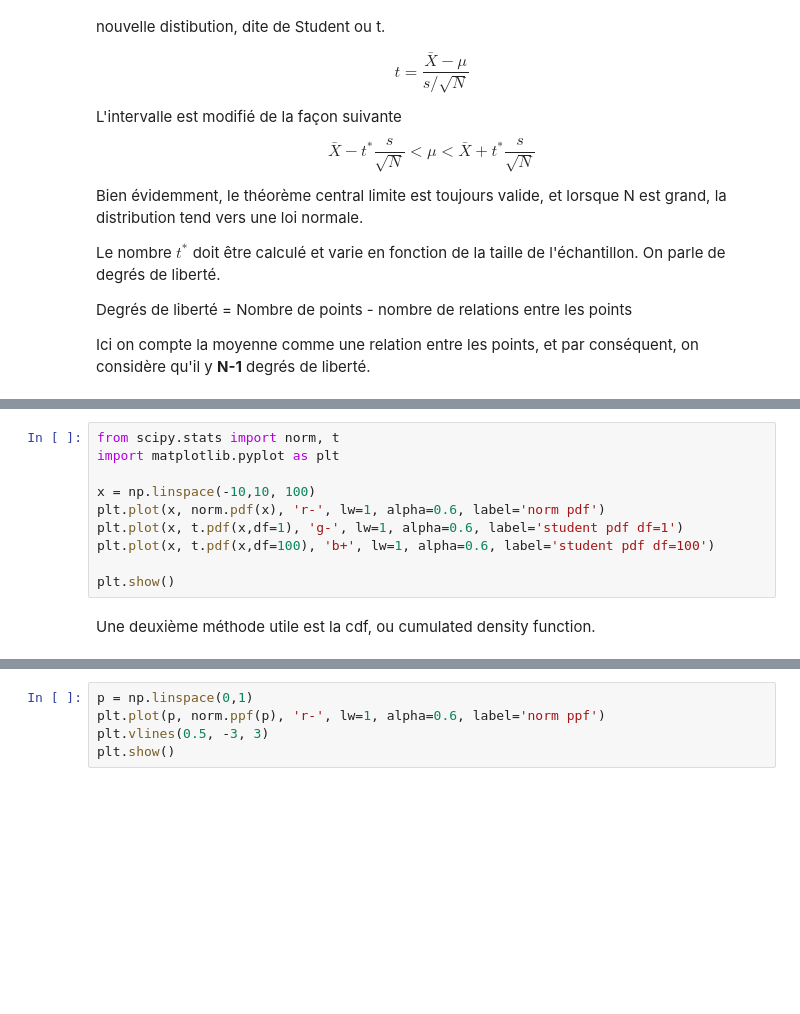
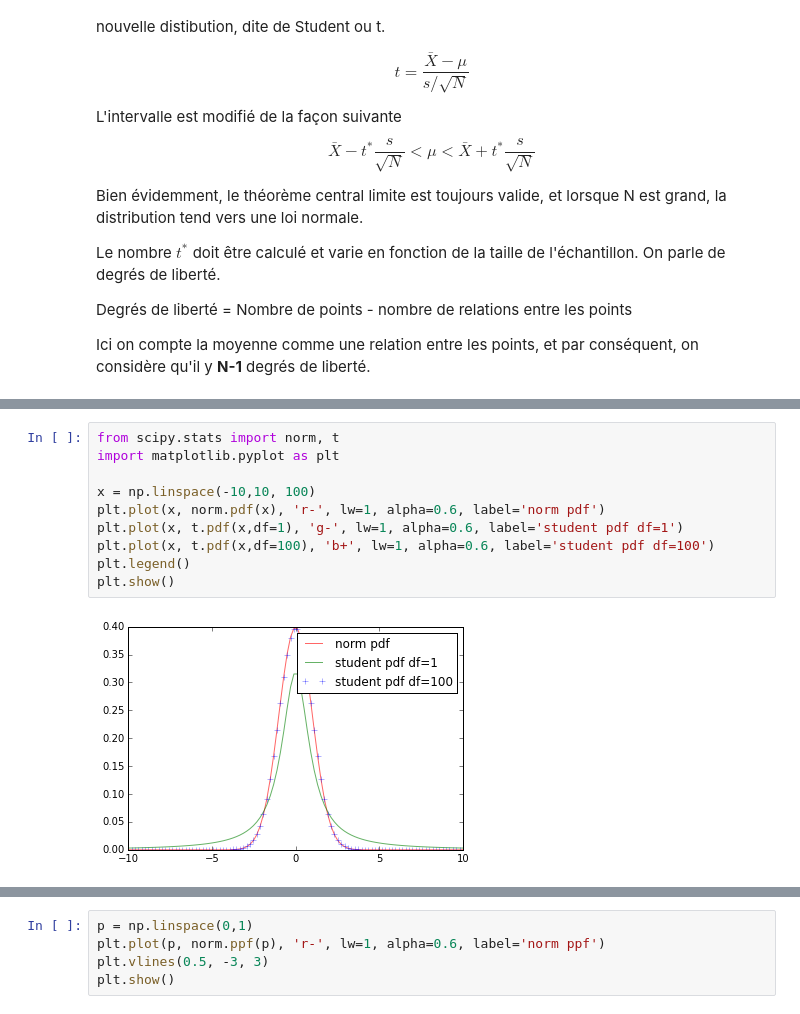
Before and after one commit to BernadetteMJ/Villebon-5.2-Analyse-Donnees-2017, a Jupyter notebook: 2.Regression_Lineaire/Regression_4_Statistiques.ipynb, the cells around one changed output, grey strips where cells are left out. Saved outputs shown, nothing was run; the diff lists cells and outputs as text; blank space fills up the shorter version.

```diff
--- a/2.Regression_Lineaire/Regression_4_Statistiques.ipynb
+++ b/2.Regression_Lineaire/Regression_4_Statistiques.ipynb
@@ -113,12 +131,12 @@ On utilise la méthode pdf : probability density function, ou densité de probab
 # %%
 from scipy.stats import norm, t
 import matplotlib.pyplot as plt
 
 x = np.linspace(-10,10, 100)
 plt.plot(x, norm.pdf(x), 'r-', lw=1, alpha=0.6, label='norm pdf')
 plt.plot(x, t.pdf(x,df=1), 'g-', lw=1, alpha=0.6, label='student pdf df=1')
 plt.plot(x, t.pdf(x,df=100), 'b+', lw=1, alpha=0.6, label='student pdf df=100')
-
+plt.legend()
 plt.show()
+# %% [output]
+[figure, added]
-# %% [markdown]
-Une deuxième méthode utile est la cdf, ou cumulated density function.
```
Also changed, not shown: parts of 17 cells of this notebook.
